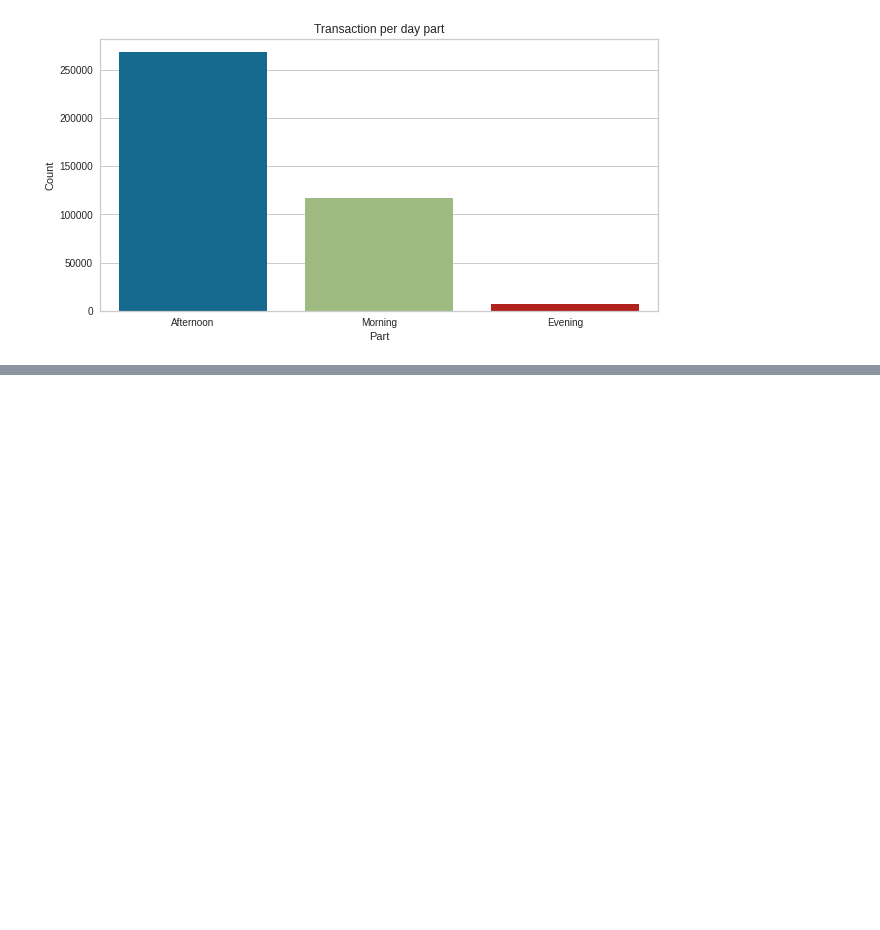
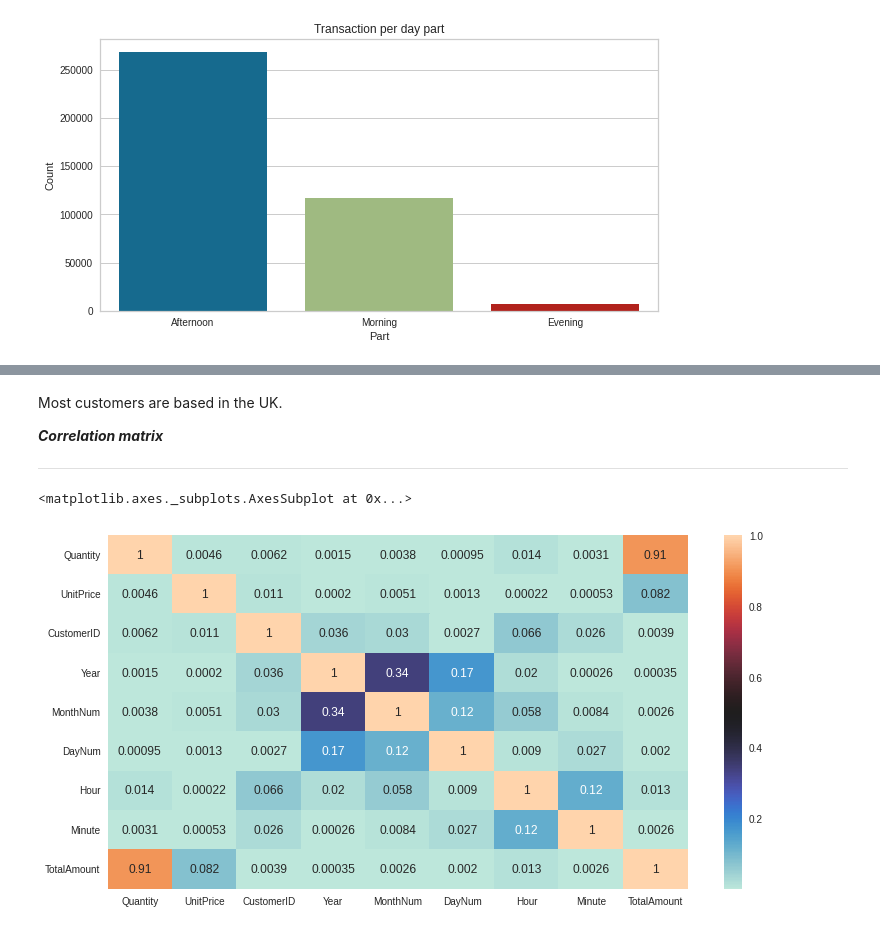
Before and after one commit to adilimam12/unsupervised_learning_capstone-project4, a Jupyter notebook: online_retail_customer_segmentation.ipynb, the cells around one changed output, grey strips where cells are left out. Drawn from its saved outputs; the diff is of its cells as text; code cells hidden in the pictures; blank space fills up the shorter version.

```diff
--- a/online_retail_customer_segmentation.ipynb
+++ b/online_retail_customer_segmentation.ipynb
@@ -567,0 +619,14 @@ Most orders are placed in the afternoon.
+# %% [markdown]
+Most customers are based in the UK.
+
+***Correlation matrix***
+
+---
+# %%
+# Plotting heatmap to show correlation of different variables
+plt.figure(figsize=(13,6.5))
+correlation = retail_data.corr()
+sns.heatmap(abs(correlation), annot = True, cmap = "icefire")
+# %% [output]
+<matplotlib.axes._subplots.AxesSubplot at 0x...>
+[figure, added]
```
Also changed, not shown: parts of 15 cells of this notebook.
